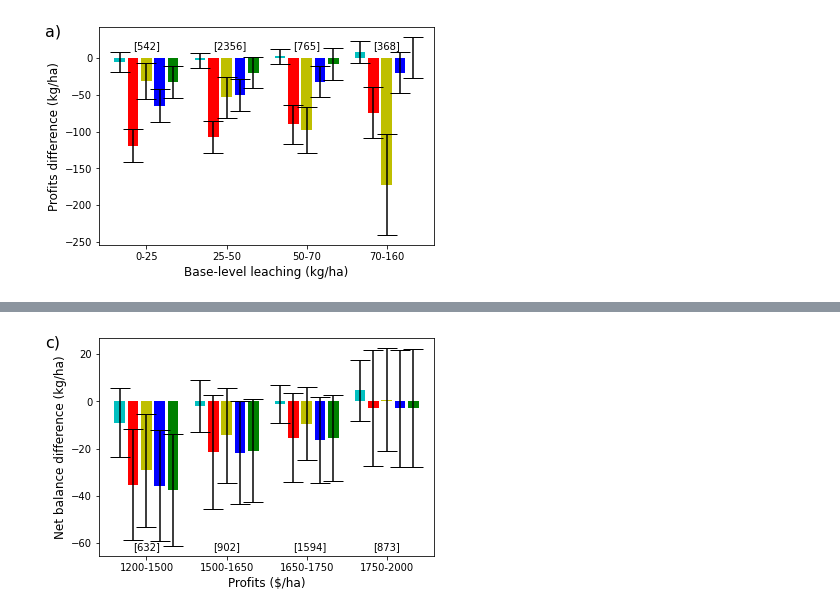
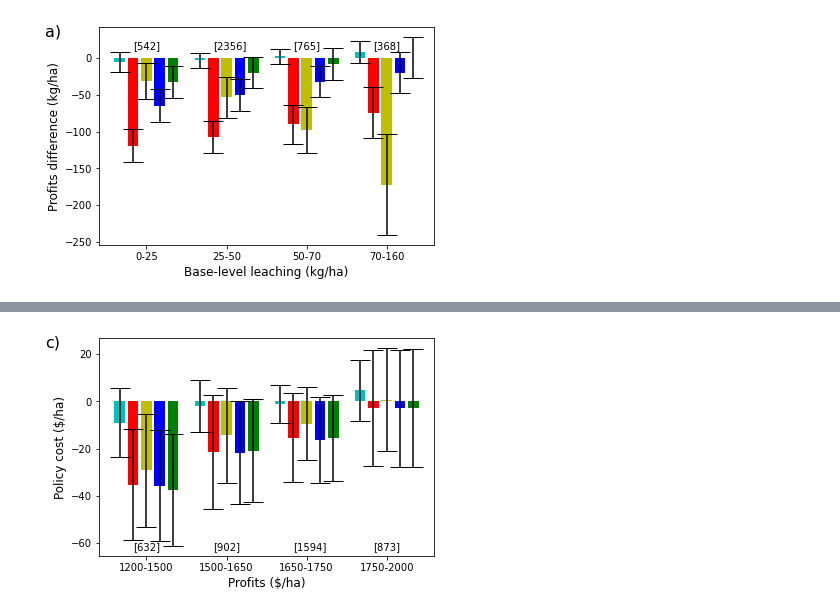
Before and after one commit to germanmandrini/n_policy, a Jupyter notebook: Codes/7a_field_effects.ipynb, the cells around one changed output, grey strips where cells are left out. Cells and saved outputs as stored; diff of their text form; code cells hidden in the pictures.

```diff
--- a/Codes/7a_field_effects.ipynb
+++ b/Codes/7a_field_effects.ipynb
@@ -34,7 +34,7 @@ perfomances_opt_df = pd.merge(perfomances_opt_df, baselevel_df,  how='left', lef
 perfomances_opt_df['P_diff'] = perfomances_opt_df['P'] - perfomances_opt_df['P_0']
 perfomances_opt_df['L_diff'] = perfomances_opt_df['L'] - perfomances_opt_df['L_0']
 perfomances_opt_df['net_balance'] = perfomances_opt_df['P'] + perfomances_opt_df['G']
-perfomances_opt_df['net_balance_diff'] = perfomances_opt_df['net_balance'] - perfomances_opt_df['P_0']
+perfomances_opt_df['policy_cost'] = perfomances_opt_df['net_balance'] - perfomances_opt_df['P_0']
 perfomances_opt_df
 # %% [output]
 |  | index | policy | region | id_10 | NMS | z | id_field | Y_corn | Y_soy | L1 | ... | ... |
@@ -221,7 +207,7 @@ perfomances_opt_df2['P_0_bin'] = pd.cut(perfomances_opt_df2['P_0'], bins=cut_bin
 
 bar_dt = perfomances_opt_df2[perfomances_opt_df2.NMS == 'dynamic'].groupby(['policy_name', 'NMS', 'P_0_bin'],
                                                                      as_index=False).agg(
-                      {'net_balance_diff':['mean','std', 'count']}).reset_index()
+                      {'policy_cost':['mean','std', 'count']}).reset_index()
 bar_dt
 
 bar_ratio_dt = bar_dt[(bar_dt['policy_name'] == 'ratio') ]
@@ -231,43 +217,43 @@ bar_bal_dt = bar_dt[(bar_dt['policy_name'] == 'bal')]
 bar_nopolicy_dt = bar_dt[(bar_dt['policy_name'] == 'nopolicy')]
 
 fig, ax = plt.subplots()
 
 pos1 = [0,6,12,18]
 pos2 = [x + 1 for x in pos1]
 pos3 = [x + 2 for x in pos1]
 pos4 = [x + 3 for x in pos1]
 pos5 = [x + 4 for x in pos1]
 
-ax.bar(x = pos1, height = bar_nopolicy_dt['net_balance_diff']['mean'],color = 'c', label = 'dynamic_nopolicy',
-      yerr=bar_nopolicy_dt['net_balance_diff']['std'],align='center', alpha=1, ecolor='black', capsize=10)
+ax.bar(x = pos1, height = bar_nopolicy_dt['policy_cost']['mean'],color = 'c', label = 'nopolicy_dynamic',
+      yerr=bar_nopolicy_dt['policy_cost']['std'],align='center', alpha=1, ecolor='black', capsize=10)
 
-ax.bar(x = pos2, height = bar_ratio_dt['net_balance_diff']['mean'],color = 'r', label = 'dynamic_ratio',
-      yerr=bar_ratio_dt['net_balance_diff']['std'],align='center', alpha=1, ecolor='black', capsize=10)
+ax.bar(x = pos2, height = bar_ratio_dt['policy_cost']['mean'],color = 'r', label = 'ratio_dynamic',
+      yerr=bar_ratio_dt['policy_cost']['std'],align='center', alpha=1, ecolor='black', capsize=10)
 
-ax.bar(x = pos3, height = bar_leach_dt['net_balance_diff']['mean'],color = 'y', label = 'dynamic_leach',
-      yerr=bar_leach_dt['net_balance_diff']['std'],align='center', alpha=1, ecolor='black', capsize=10)
+ax.bar(x = pos3, height = bar_leach_dt['policy_cost']['mean'],color = 'y', label = 'leach_dynamic',
+      yerr=bar_leach_dt['policy_cost']['std'],align='center', alpha=1, ecolor='black', capsize=10)
 
-ax.bar(x = pos4, height = bar_bal_dt['net_balance_diff']['mean'],color = 'b', label = 'dynamic_bal',
-      yerr=bar_nred_dt['net_balance_diff']['std'],align='center', alpha=1, ecolor='black', capsize=10)
+ax.bar(x = pos4, height = bar_bal_dt['policy_cost']['mean'],color = 'b', label = 'dynamic_bal',
+      yerr=bar_nred_dt['policy_cost']['std'],align='center', alpha=1, ecolor='black', capsize=10)
 
-ax.bar(x = pos5, height = bar_nred_dt['net_balance_diff']['mean'],color = 'g', label = 'dynamic_reduction',
-      yerr=bar_nred_dt['net_balance_diff']['std'],align='center', alpha=1, ecolor='black', capsize=10)
+ax.bar(x = pos5, height = bar_nred_dt['policy_cost']['mean'],color = 'g', label = 'reduction_dynamic',
+      yerr=bar_nred_dt['policy_cost']['std'],align='center', alpha=1, ecolor='black', capsize=10)
 
 count_dt = bar_dt[bar_dt.policy_name == 'bal'].reset_index()
 for counter, value in enumerate(pos2):
-    ax.annotate('['+str(count_dt.net_balance_diff['count'][counter])+']', xy=(value, -63), xycoords='data', textcoords='data')
+    ax.annotate('['+str(count_dt.policy_cost['count'][counter])+']', xy=(value, -63), xycoords='data', textcoords='data')
 
 
 # plt.legend(ncol=1, bbox_to_anchor=(1.05, 1), loc='upper left')
 
 plt.xlabel("Profits ($/ha)", size = 12)
-plt.ylabel("Net balance difference (kg/ha)", size = 12)
+plt.ylabel("Policy cost ($/ha)", size = 12)
 plt.gcf().text(0, 0.85, 'c)', fontsize=16)
 
 x_labels = [str(cut_bins[0])+'-'+ str(cut_bins[1]), str(cut_bins[1])+'-'+ str(cut_bins[2]), str(cut_bins[2])+'-'+ str(cut_bins[3]), str(cut_bins[3])+'-'+ str(cut_bins[4])]
 plt.xticks(pos3, x_labels)
 
 plot_file_name = "/home/germanm2/n_policy_box/Data/figures/field_effects_bar_c.png"
 plt.savefig(plot_file_name, dpi=300)
 # %% [output]
-[figure, old version]
+[figure, new version]
```
Also changed, not shown: parts of 7 cells of this notebook, 4 other files.
